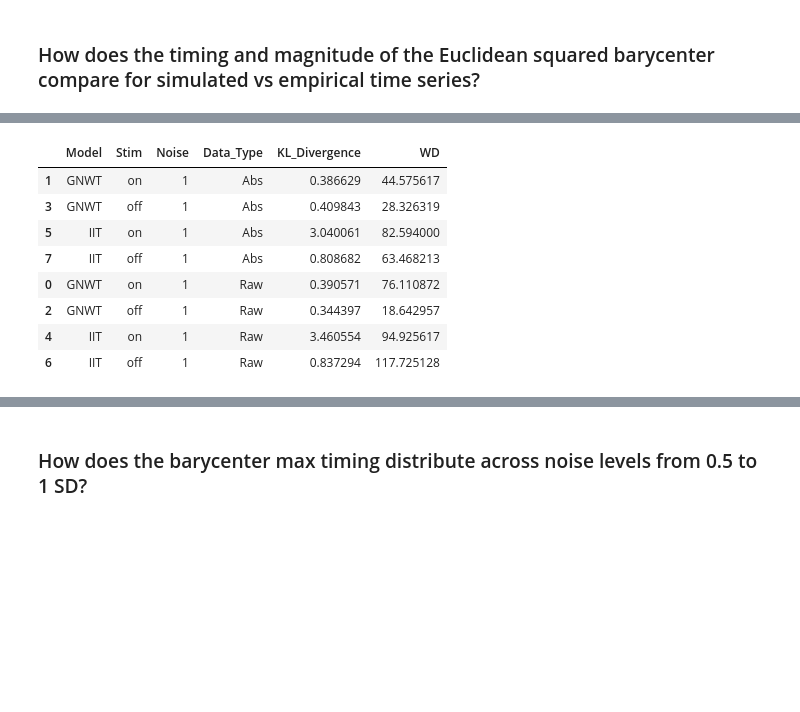
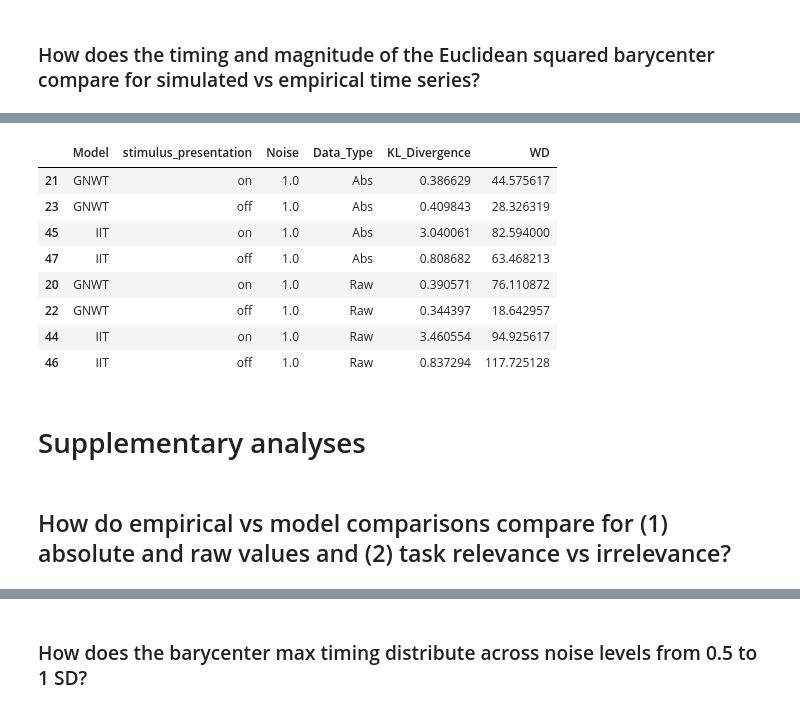
Before and after one commit to anniegbryant/MEG_functional_connectivity, a Jupyter notebook: data_visualization/barycenter_empirical_analysis.ipynb, the cells around one changed output, grey strips where cells are left out. Drawn from its saved outputs; the diff is of its cells as text; code cells hidden in the pictures; blank space fills up the shorter version.

```diff
--- a/data_visualization/barycenter_empirical_analysis.ipynb
+++ b/data_visualization/barycenter_empirical_analysis.ipynb
@@ -587,49 +478,52 @@ all_raw_data_for_comparison.query("Data_Type=='Model'").head()
 all_KL_results_list = []
 all_WD_results_list = []
 for model in ["GNWT", "IIT"]:
-    # for noise_level in [0.5, 0.6, 0.7, 0.8, 0.9, 1]:
-    for noise_level in [1]:
+    for noise_level in [0.5, 0.6, 0.7, 0.8, 0.9, 1]:
         for stim_type in ['on', 'off']:
 
             # Subset data
             empirical_data_raw = all_raw_data_for_comparison.query("stimulus_presentation == @stim_type & Model == @model & Data_Type == 'Empirical'")['max_time']
             model_data_raw = all_raw_data_for_comparison.query("stimulus_presentation == @stim_type & Model == @model & Data_Type == 'Model' & Noise==@noise_level")['max_time']
 
             empirical_data_abs = all_abs_data_for_comparison.query("stimulus_presentation == @stim_type & Model == @model & Data_Type == 'Empirical'")['max_time']
             model_data_abs = all_abs_data_for_comparison.query("stimulus_presentation == @stim_type & Model == @model & Data_Type == 'Model' & Noise==@noise_level")['max_time']
 
             #### KL ####
             # Raw data
             this_model_noise_KL_raw = kl_divergence_from_counts(empirical_data_raw, model_data_raw, num_bins=100, units="bits")
-            all_KL_results_list.append(pd.DataFrame({"Model": [model], "Stim": [stim_type], "Noise": [noise_level], "Data_Type": ["Raw"], "KL_Divergence": [this_model_noise_KL_raw]}))
+            all_KL_results_list.append(pd.DataFrame({"Model": [model], "stimulus_presentation": [stim_type], "Noise": [noise_level], "Data_Type": ["Raw"], "KL_Divergence": [this_model_noise_KL_raw]}))
 
             # Absolute value data
             this_model_noise_KL_abs = kl_divergence_from_counts(empirical_data_abs, model_data_abs, num_bins=100, units="bits")
-            all_KL_results_list.append(pd.DataFrame({"Model": [model], "Stim": [stim_type], "Noise": [noise_level], "Data_Type": ["Abs"], "KL_Divergence": [this_model_noise_KL_abs]}))
+            all_KL_results_list.append(pd.DataFrame({"Model": [model], "stimulus_presentation": [stim_type], "Noise": [noise_level], "Data_Type": ["Abs"], "KL_Divergence": [this_model_noise_KL_abs]}))
 
             #### Wasserstein Distance ####
             # Raw data
             this_model_noise_WD_raw = wasserstein_distance(empirical_data_raw, model_data_raw)
-            all_WD_results_list.append(pd.DataFrame({"Model": [model], "Stim": [stim_type], "Noise": [noise_level], "Data_Type": ["Raw"], "WD": [this_model_noise_WD_raw]}))
+            all_WD_results_list.append(pd.DataFrame({"Model": [model], "stimulus_presentation": [stim_type], "Noise": [noise_level], "Data_Type": ["Raw"], "WD": [this_model_noise_WD_raw]}))
 
             # Absolute value data
             this_model_noise_WD_abs = wasserstein_distance(empirical_data_abs, model_data_abs)
-            all_WD_results_list.append(pd.DataFrame({"Model": [model], "Stim": [stim_type], "Noise": [noise_level], "Data_Type": ["Abs"], "WD": [this_model_noise_WD_abs]}))
+            all_WD_results_list.append(pd.DataFrame({"Model": [model], "stimulus_presentation": [stim_type], "Noise": [noise_level], "Data_Type": ["Abs"], "WD": [this_model_noise_WD_abs]}))
 
 # Concatenate the results
 all_KL_results = pd.concat(all_KL_results_list)
 all_WD_results = pd.concat(all_WD_results_list)
 
 # Merge the KL and WD results
-all_stats_results = pd.merge(all_KL_results, all_WD_results, on=['Model', 'Stim', 'Noise', 'Data_Type'])
+all_stats_results = pd.merge(all_KL_results, all_WD_results, on=['Model', 'stimulus_presentation', 'Noise', 'Data_Type'])
 all_stats_results.query("Noise == 1").sort_values(['Data_Type', 'Model'])
 # %% [output]
-|  | Model | Stim | Noise | Data_Type | KL_Divergence | WD |
-| 1 | GNWT | on | 1 | Abs | 0.386629 | 44.575617 |
-| 3 | GNWT | off | 1 | Abs | 0.409843 | 28.326319 |
-| 5 | IIT | on | 1 | Abs | 3.040061 | 82.594000 |
-| 7 | IIT | off | 1 | Abs | 0.808682 | 63.468213 |
-| 0 | GNWT | on | 1 | Raw | 0.390571 | 76.110872 |
-| 2 | GNWT | off | 1 | Raw | 0.344397 | 18.642957 |
-| 4 | IIT | on | 1 | Raw | 3.460554 | 94.925617 |
-| 6 | IIT | off | 1 | Raw | 0.837294 | 117.725128 |
+|  | Model | stimulus_presentation | Noise | Data_Type | KL_Divergence | WD |
+| 21 | GNWT | on | 1.0 | Abs | 0.386629 | 44.575617 |
+| 23 | GNWT | off | 1.0 | Abs | 0.409843 | 28.326319 |
+| 45 | IIT | on | 1.0 | Abs | 3.040061 | 82.594000 |
+| 47 | IIT | off | 1.0 | Abs | 0.808682 | 63.468213 |
+| 20 | GNWT | on | 1.0 | Raw | 0.390571 | 76.110872 |
+| 22 | GNWT | off | 1.0 | Raw | 0.344397 | 18.642957 |
+| 44 | IIT | on | 1.0 | Raw | 3.460554 | 94.925617 |
+| 46 | IIT | off | 1.0 | Raw | 0.837294 | 117.725128 |
+# %% [markdown]
+# Supplementary analyses
+# %% [markdown]
+## How do empirical vs model comparisons compare for (1) absolute and raw values and (2) task relevance vs irrelevance?
```
Also changed, not shown: parts of 21 cells of this notebook, 45 other files.
